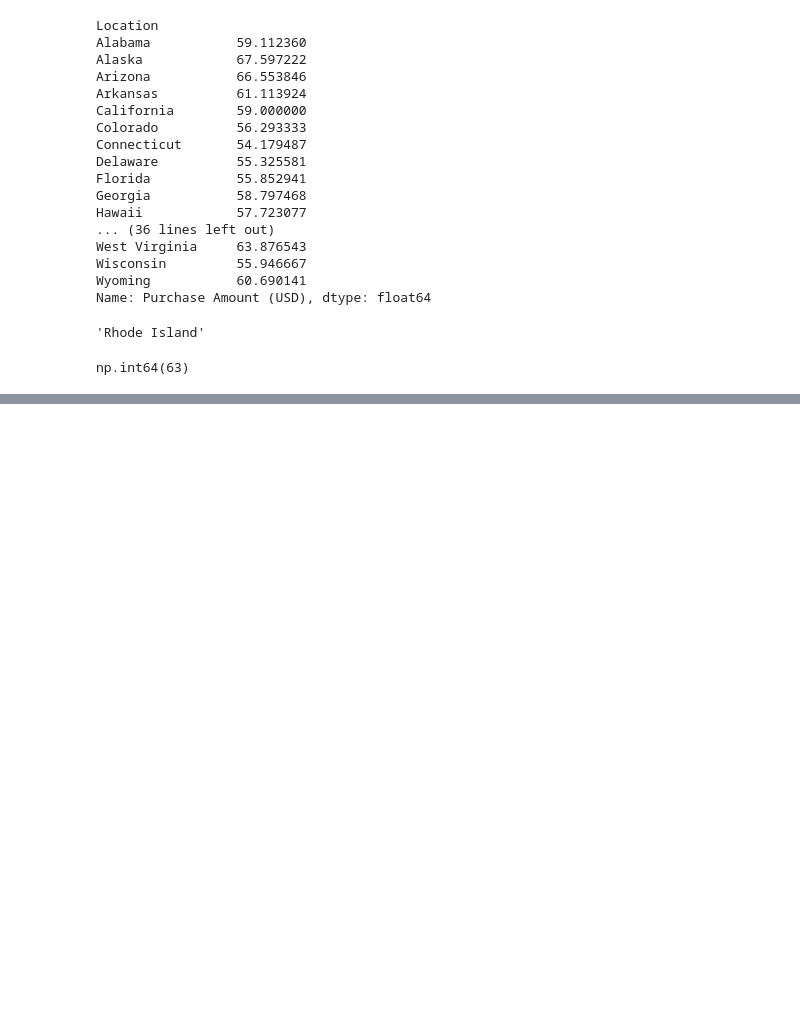
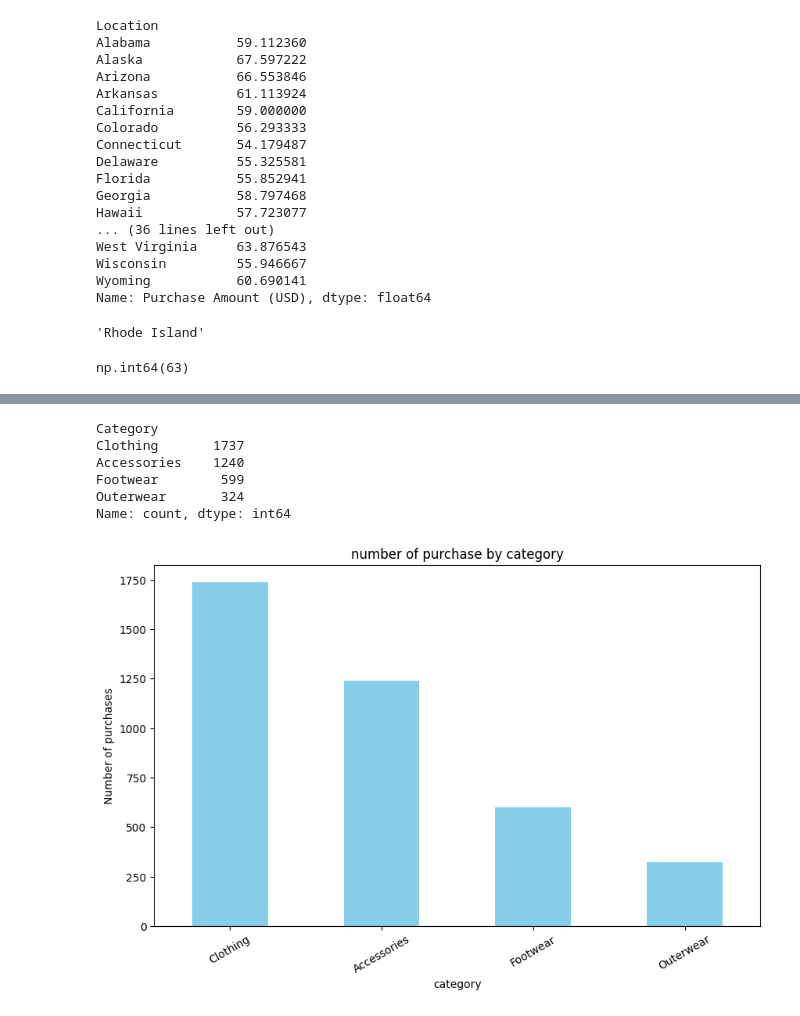
Before and after one commit to ngendor00t/data-project, a Jupyter notebook: shopping behaviour (1).ipynb, the cells around one changed output, grey strips where cells are left out. Drawn from its saved outputs; the diff is of its cells as text; code cells hidden in the pictures; blank space fills up the shorter version.

```diff
--- a/shopping behaviour (1).ipynb
+++ b/shopping behaviour (1).ipynb
@@ -481,0 +515,20 @@ np.int64(63)
+# %%
+Category_counts = Df['Category'].value_counts()
+Category_counts
+# %% [output]
+Category
+Clothing       1737
+Accessories    1240
+Footwear        599
+Outerwear       324
+Name: count, dtype: int64
+# %%
+plt.figure (figsize=( 10 , 6))
+Category_counts.plot (kind='bar' , color='skyblue')
+plt.title("number of purchase by category")
+plt.xlabel ("category")
+plt.ylabel("Number of purchases")
+plt.xticks(rotation =30)
+plt.show()
+# %% [output]
+[figure, added]
```
Also changed, not shown: parts of 3 cells of this notebook.
